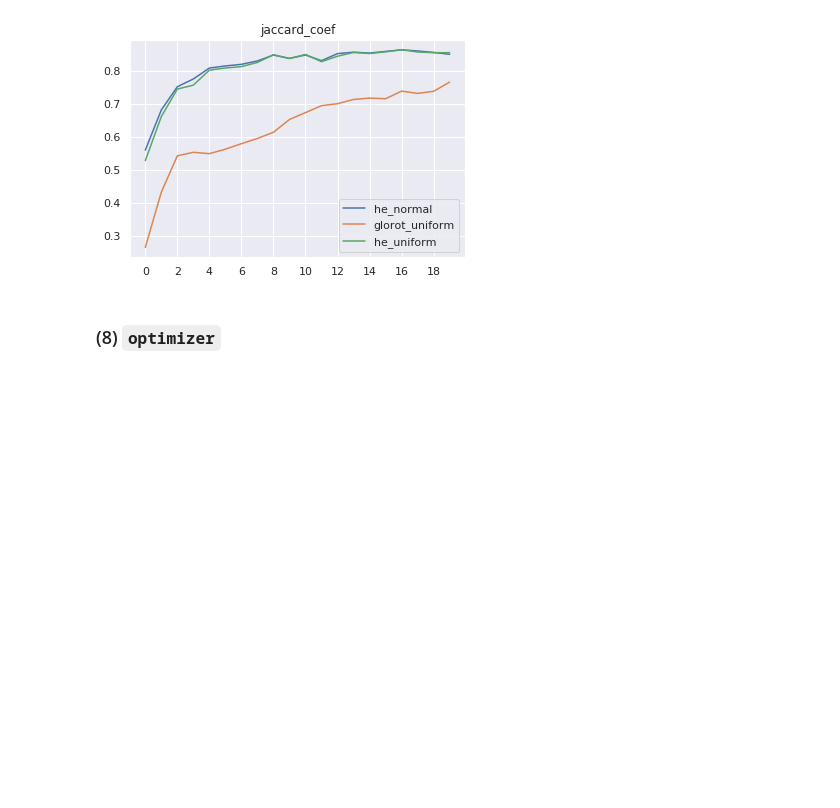
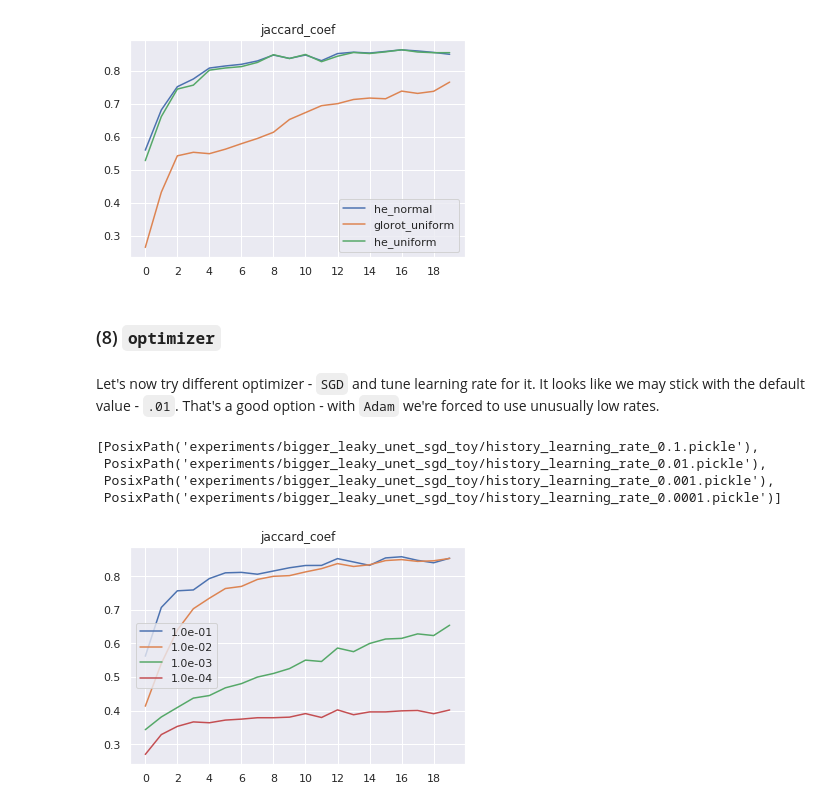
Before and after one commit to ilyarudyak/cs230_project_keras, a Jupyter notebook: skin_lesion/param_tuning_v3.ipynb, the cells around one changed output. Cells and saved outputs as stored; diff of their text form; code cells hidden in the pictures; blank space fills up the shorter version.

```diff
--- a/skin_lesion/param_tuning_v3.ipynb
+++ b/skin_lesion/param_tuning_v3.ipynb
@@ -282,3 +282,22 @@ utils.plot_metric_paths('jaccard_coef', histories_kernel_initializer_toy, param_
 [figure]
 # %% [markdown]
 ### (8) `optimizer`
+# %% [markdown]
+Let's now try different optimizer - `SGD` and tune learning rate for it. It looks like we may stick with the default value - `.01`. That's a good option - with `Adam` we're forced to use unusually low rates.
+# %%
+dir_path = Path('experiments/bigger_leaky_unet_sgd_toy')
+# %%
+histories_sgd_lr_toy = list(dir_path.glob('history_learning_rate*'))
+# %%
+histories_sgd_lr_toy = sorted(histories_sgd_lr_toy, key=utils.get_param_num, reverse=True)
+# %%
+histories_sgd_lr_toy
+# %% [output]
+[PosixPath('experiments/bigger_leaky_unet_sgd_toy/history_learning_rate_0.1.pickle'),
+ PosixPath('experiments/bigger_leaky_unet_sgd_toy/history_learning_rate_0.01.pickle'),
+ PosixPath('experiments/bigger_leaky_unet_sgd_toy/history_learning_rate_0.001.pickle'),
+ PosixPath('experiments/bigger_leaky_unet_sgd_toy/history_learning_rate_0.0001.pickle')]
+# %%
+utils.plot_metric_paths('jaccard_coef', histories_sgd_lr_toy, param_name='learning_rate')
+# %% [output]
+[figure, added]
```
Also changed, not shown: 6 other files.
